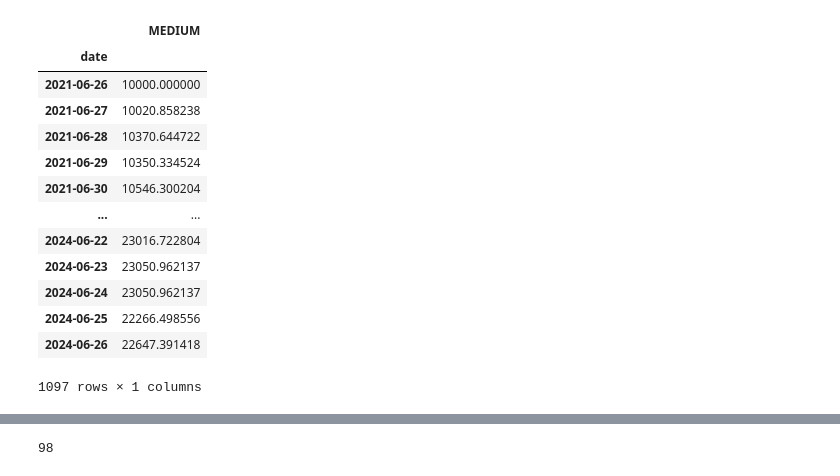
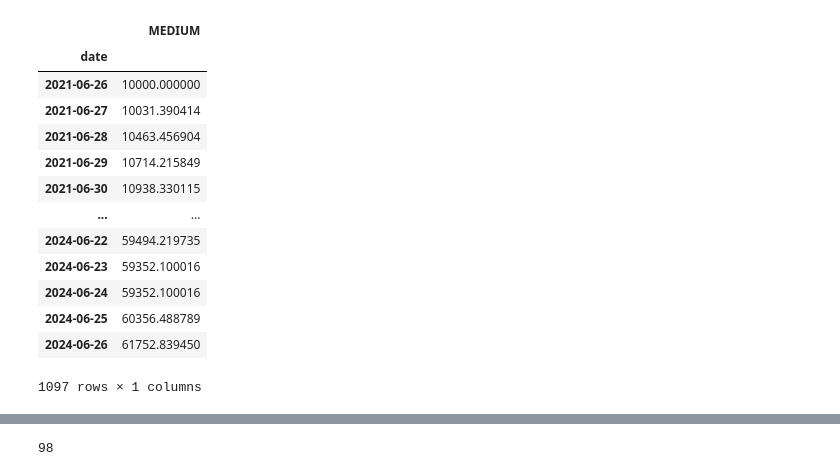
Before and after one commit to arguiot/portfolio, a Jupyter notebook: btc_Arthur.ipynb, the cells around one changed output, grey strips where cells are left out. Cells and saved outputs as stored; diff of their text form; code cells hidden in the pictures.

```diff
--- a/btc_Arthur.ipynb
+++ b/btc_Arthur.ipynb
@@ -74,35 +74,35 @@ high_risk
 1097 rows × 1 columns
 # %%
 medium_risk = pd.read_csv(
-    "out/1W/btc_parity_MEDIUM_RISK_stress_2.xlsx_Parity.csv", index_col=0
+    "out/1W/sol_parity_MEDIUM_RISK_stress_2.xlsx_Parity.csv", index_col=0
 )
 
 weight_medium_risk = pd.DataFrame(medium_risk["1_weight"])
 medium_risk = pd.DataFrame(medium_risk["Portfolio Value"])
 
 medium_risk = medium_risk.rename(columns={'Portfolio Value': 'MEDIUM'})
 medium_risk.index = medium_risk.index.rename('date')
 medium_risk.index = pd.to_datetime(medium_risk.index)
 
 weight_medium_risk = weight_medium_risk.rename(columns={'1_weight': 'WEIGHT'})
 weight_medium_risk.index = weight_medium_risk.index.rename('date')
 weight_medium_risk.index = pd.to_datetime(weight_medium_risk.index)
 
 medium_risk
 # %% [output]
 |  | MEDIUM |
 | date |  |
 | 2021-06-26 | 10000.000000 |
-| 2021-06-27 | 10020.858238 |
-| 2021-06-28 | 10370.644722 |
-| 2021-06-29 | 10350.334524 |
-| 2021-06-30 | 10546.300204 |
+| 2021-06-27 | 10031.390414 |
+| 2021-06-28 | 10463.456904 |
+| 2021-06-29 | 10714.215849 |
+| 2021-06-30 | 10938.330115 |
 | ... | ... |
-| 2024-06-22 | 23016.722804 |
-| 2024-06-23 | 23050.962137 |
-| 2024-06-24 | 23050.962137 |
-| 2024-06-25 | 22266.498556 |
-| 2024-06-26 | 22647.391418 |
+| 2024-06-22 | 59494.219735 |
+| 2024-06-23 | 59352.100016 |
+| 2024-06-24 | 59352.100016 |
+| 2024-06-25 | 60356.488789 |
+| 2024-06-26 | 61752.839450 |
 1097 rows × 1 columns
 # %%
 # start_time = high_risk.index[0]
```
Also changed, not shown: parts of 23 cells of this notebook, 2 other files.
